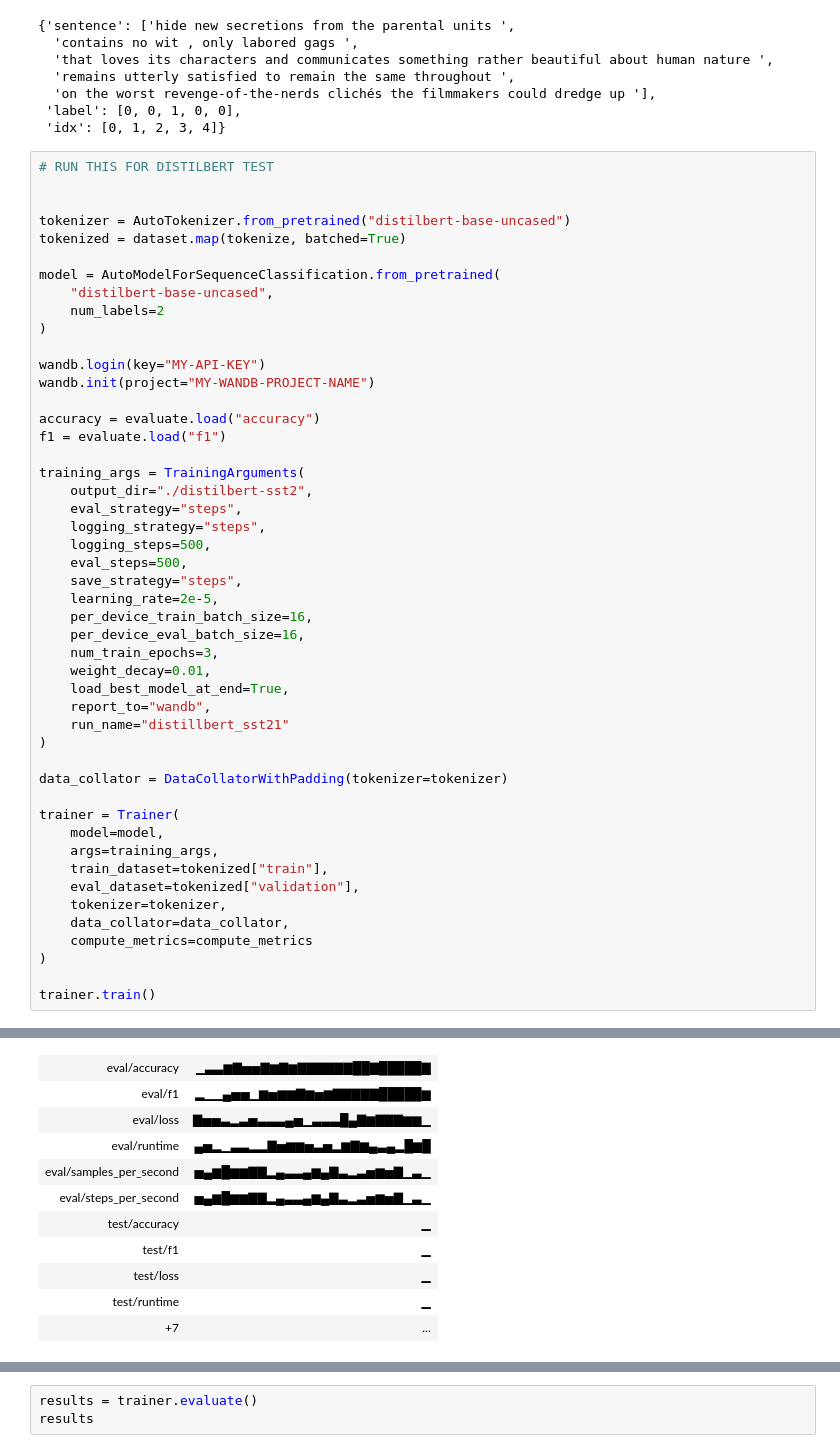
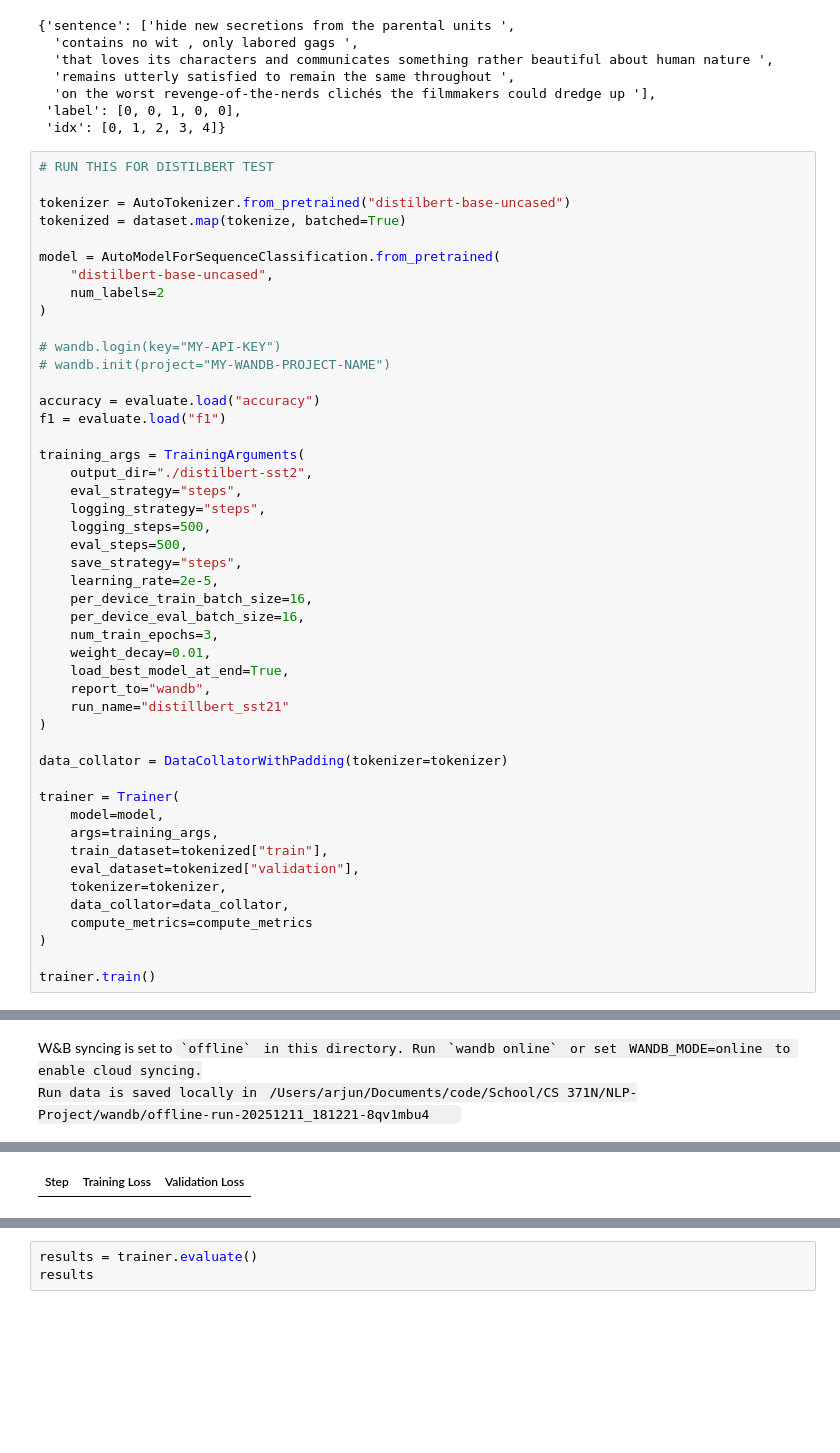
Before and after one commit to arjunk3030/NLP-Project, a Jupyter notebook: SentimentAnalysis.ipynb, the cells around one changed output, grey strips where cells are left out. Cells and saved outputs as stored; diff of their text form; blank space fills up the shorter version.

```diff
--- a/SentimentAnalysis.ipynb
+++ b/SentimentAnalysis.ipynb
@@ -51,7 +51,6 @@ dataset["train"][:5]
  'idx': [0, 1, 2, 3, 4]}
 # %%
 # RUN THIS FOR DISTILBERT TEST
-
 
 tokenizer = AutoTokenizer.from_pretrained("distilbert-base-uncased")
 tokenized = dataset.map(tokenize, batched=True)
@@ -61,8 +60,8 @@ model = AutoModelForSequenceClassification.from_pretrained(
     num_labels=2
 )
 
-wandb.login(key="MY-API-KEY")
-wandb.init(project="MY-WANDB-PROJECT-NAME")
+# wandb.login(key="MY-API-KEY")
+# wandb.init(project="MY-WANDB-PROJECT-NAME")
 
 accuracy = evaluate.load("accuracy")
 f1 = evaluate.load("f1")
@@ -105,0 +119,2 @@ Finishing previous runs because reinit is set to 'default'.
+W&B syncing is set to `offline` in this directory. Run `wandb online` or set WANDB_MODE=online to enable cloud syncing.
+Run data is saved locally in /Users/arjun/Documents/code/School/CS 371N/NLP-Project/wandb/offline-run-20251211_181221-8qv1mbu4
@@ -107,11 +122 @@ Run history:
-| eval/accuracy | ▁▃▃▆▇▅▅▇▆▇▆▇▇▇▇▇▇██▇█████▇ |
-| eval/f1 | ▂▁▁▄▅▅▁▆▅▆▆▇▆▅▆▇▇▇▇▇█████▆ |
-| eval/loss | ▇▅▅▃▂▃▅▃▃▃▄▅▁▃▃▃█▄▇▆▇▇▇▆▆▁ |
-| eval/runtime | ▄▅▂▁▃▃▂▂▇▅▆▆▅▃▅▂▆▇▆▄▃▄▂█▆█ |
-| eval/samples_per_second | ▅▄▆█▆▆▇▇▂▄▃▃▄▆▄▇▃▂▃▅▆▅▇▁▃▁ |
-| eval/steps_per_second | ▅▄▆█▆▆▇▇▂▄▃▃▄▆▄▇▃▂▃▅▆▅▇▁▃▁ |
-| test/accuracy | ▁ |
-| test/f1 | ▁ |
-| test/loss | ▁ |
-| test/runtime | ▁ |
-| +7 | ... |
+| Step | Training Loss | Validation Loss |
```
Also changed, not shown: parts of 3 cells of this notebook, 3 other files.
